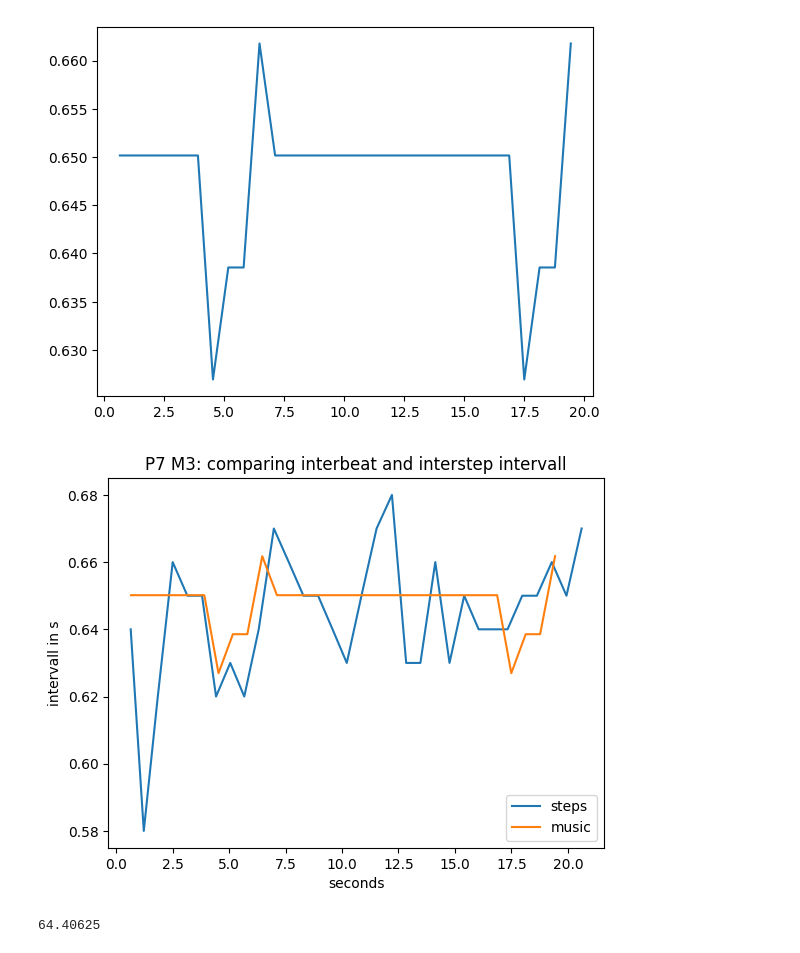
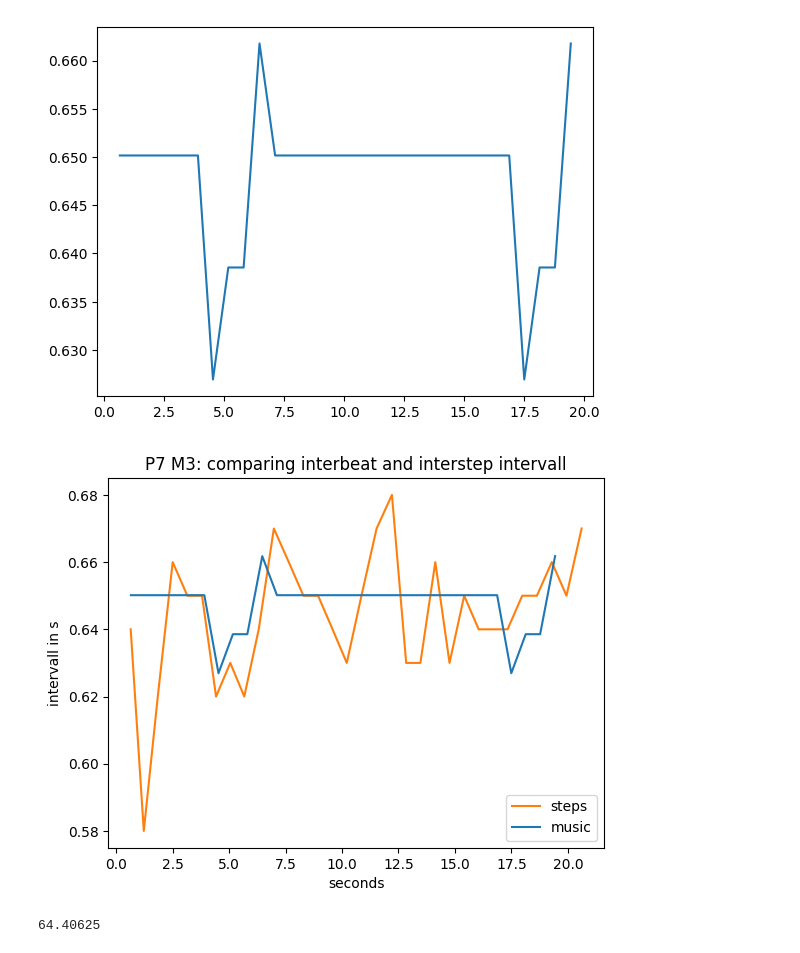
Before and after one commit to andren967/UE_Motion_Capturing, a Jupyter notebook: data_processing_template.ipynb, the cells around one changed output. Drawn from its saved outputs; the diff is of its cells as text; code cells hidden in the pictures.

```diff
--- a/data_processing_template.ipynb
+++ b/data_processing_template.ipynb
@@ -666,32 +666,32 @@ plt.plot(lElemsX, lElemsY)
 # %%
 #Plotting interstep and interbeat intervall together
 #Plot of Interstep Intervall
 total = 0
 lElemsX = []
 lElemsY=[]
 for i in range(0,len(lInterStepIntervall)):
     total+= lInterStepIntervall[i]
     lElemsX.append(total/100)
     lElemsY.append(lInterStepIntervall[i]/100)
-plt.plot(lElemsX, lElemsY,label="steps")
+plt.plot(lElemsX, lElemsY,label="steps", c="C1")
 
 #Plot of interbeat intervall
 total = 0
 lElemsX = []
 lElemsY=[]
 for i in range(0,len(lInterBeatIntervall)):
     total+= lInterBeatIntervall[i]
     lElemsX.append(total/100)
     lElemsY.append(lInterBeatIntervall[i]/100)
-plt.plot(lElemsX, lElemsY,label="music")
+plt.plot(lElemsX, lElemsY,label="music", c="C0")
 
 plt.title(strPerson + " M3: comparing interbeat and interstep intervall")
 plt.xlabel("seconds")
 plt.ylabel("intervall in s")
 plt.legend(loc="lower right")
 plt.savefig("../UE_Motion_Capture/pictures/"+strPerson+'_M3_comparing_inter.png')
 # %% [output]
-[figure, old version]
+[figure, new version]
 # %%
 #Mean of interstep intervall
 statistics.mean(lInterStepIntervall)
```
Also changed, not shown: parts of 9 cells of this notebook, 54 other files.
